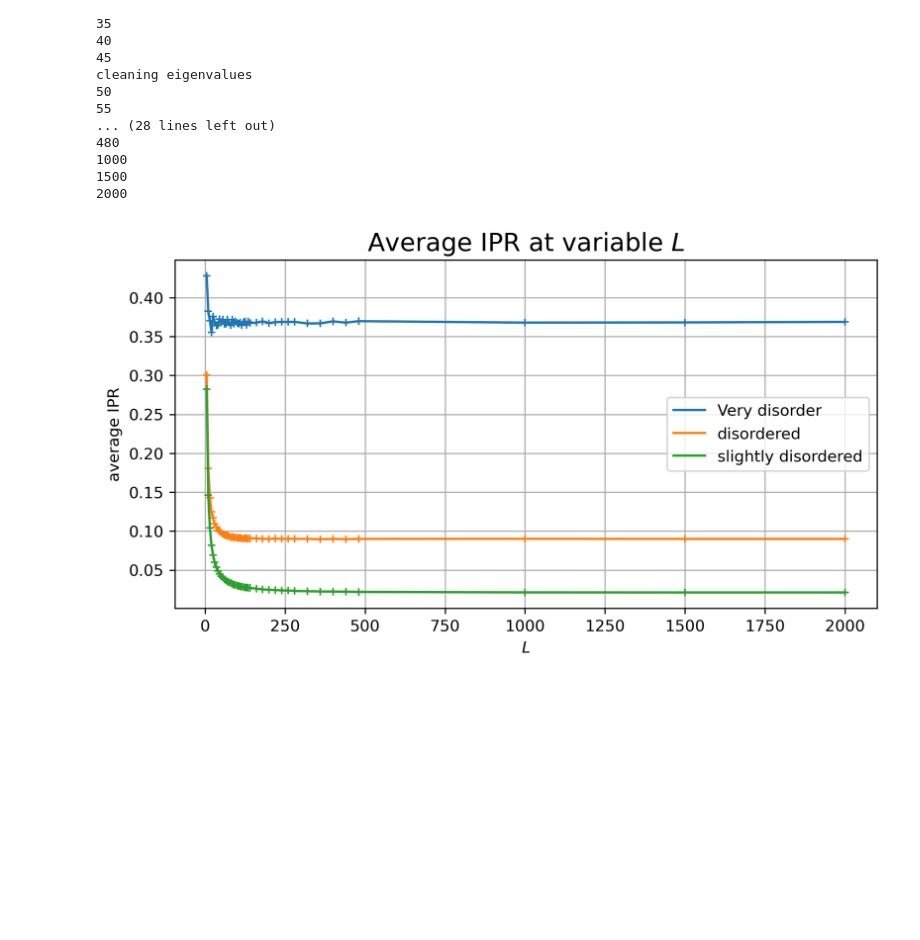
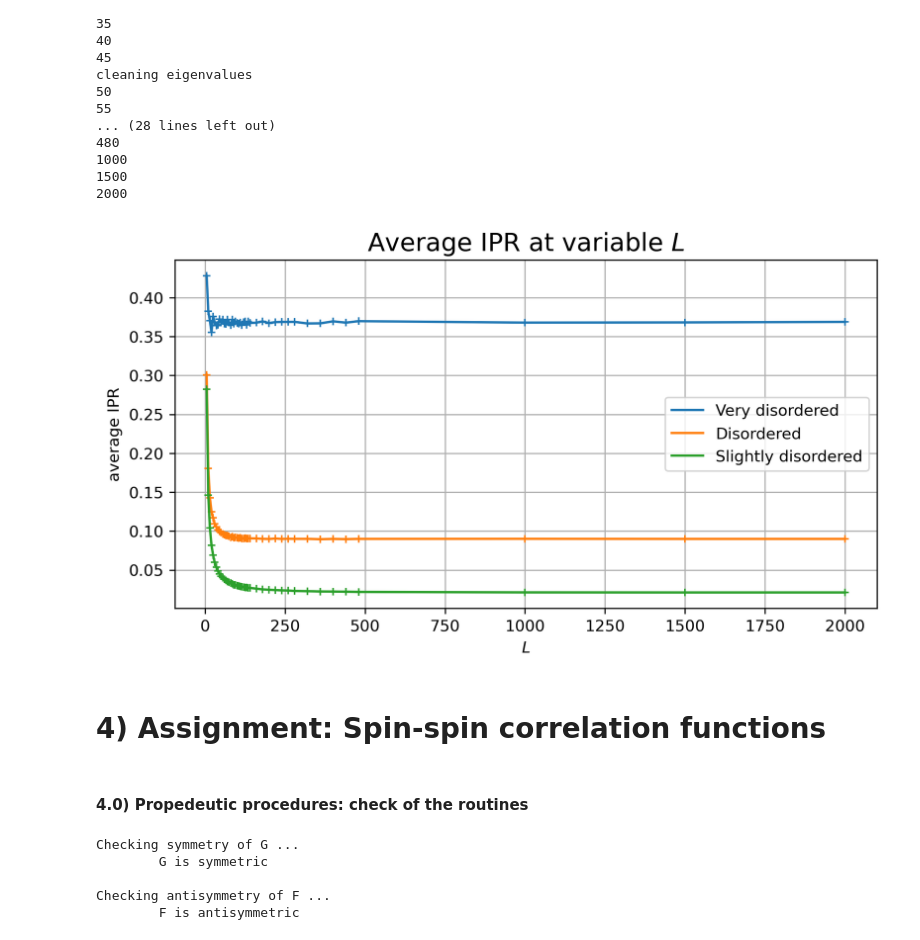
Before and after one commit to RiccardoAndreoni/QIC_HO, a Jupyter notebook: Assignments.ipynb, the cells around one changed output. Drawn from its saved outputs; the diff is of its cells as text; code cells hidden in the pictures; blank space fills up the shorter version.

Commit message:
Assignment 4: first steps
Definition of the routines and first checks

```diff
--- a/Assignments.ipynb
+++ b/Assignments.ipynb
@@ -576,26 +591,90 @@ avIPRBKP2 = avIPR2
 # %%
+### Plot averaged IPR
+
+Ls = np.concatenate((np.arange(5, 140, 5), np.arange(140, 280, 20), np.arange(280, 520, 40), np.array([1000, 1500, 2000])))
+
+# Load data from file
+J00h01 = np.load("J00h01.npy")
+J08h02 = np.load("J08h02.npy")
+J05h05 = np.load("J05h05.npy")
+
 # Plot
 fig = plt.figure(figsize=(8, 4), dpi=300)
 ax = fig.add_subplot(1, 1, 1)
 ax.set_title(r"Average IPR at variable $L$", fontsize=16)
 plt.xlabel(r"$L$")
 plt.ylabel(r"average IPR")
 
 # 0, 1
-plt.plot(Ls, avIPR0, "-", linewidth=1.5, color="C0", label="Very disorder")
-plt.plot(Ls, avIPR0, "+", markersize=5, color="C0")
+plt.plot(Ls, J00h01, "-", linewidth=1.5, color="C0", label="Very disordered")
+plt.plot(Ls, J00h01, "+", markersize=5, color="C0")
 
 # 0.5, 0.5
-plt.plot(Ls, avIPR2, "-", linewidth=1.5, color="C1", label="disordered")
-plt.plot(Ls, avIPR2, "+", markersize=5, color="C1")
+plt.plot(Ls, J05h05, "-", linewidth=1.5, color="C1", label="Disordered")
+plt.plot(Ls, J05h05, "+", markersize=5, color="C1")
 
 # 0.8, 0.2
-plt.plot(Ls, avIPR1, "-", linewidth=1.5, color="C2", label="slightly disordered")
-plt.plot(Ls, avIPR1, "+", markersize=5, color="C2")
+plt.plot(Ls, J08h02, "-", linewidth=1.5, color="C2", label="Slightly disordered")
+plt.plot(Ls, J08h02, "+", markersize=5, color="C2")
 
 plt.grid()
 plt.legend()
 
 plt.show()
 # %% [output]
-[figure, old version]
+[figure, new version]
+# %% [markdown]
+# **4) Assignment**: Spin-spin correlation functions
+# %% [markdown]
+#### 4.0) Propedeutic procedures: check of the routines
+# %%
+### Compute G and F from U and V
+
+# Parameters
+L = 256
+x = 1
+PBC = False
+p = 1
+# J = 1
+# h = 0.5
+
+# Random stuff
+np.random.seed(4269)
+
+# Define couplings
+Jmin = 0.
+hmax = 1.
+J = np.random.uniform(Jmin, 1, L)
+h = np.random.uniform(0, hmax, L)
+
+# Diagonalization
+_, UU = diagonalize(L, (J, h, x), PBC, p)
+U = UU[:L, :L]
+V = UU[L:, :L]
+
+G, F = compute_green(U, V)
+
+print("Checking symmetry of G ...")
+check = G-G.T
+if np.any(check>1e-8):
+    print("\tG is NOT symmetric")
+else:
+    print("\tG is symmetric")
+
+print()
+
+print("Checking antisymmetry of F ...")
+check = F+F.T
+if np.any(check>1e-8):
+    print("\tF is NOT antisymmetric")
+else:
+    print("\tF is antisymmetric")
+
+# Compute M
+M = compute_M(U, V)
+# %% [output]
+Checking symmetry of G ...
+        G is symmetric
+
+Checking antisymmetry of F ...
+        F is antisymmetric
```
Also changed, not shown: parts of 13 cells of this notebook.
